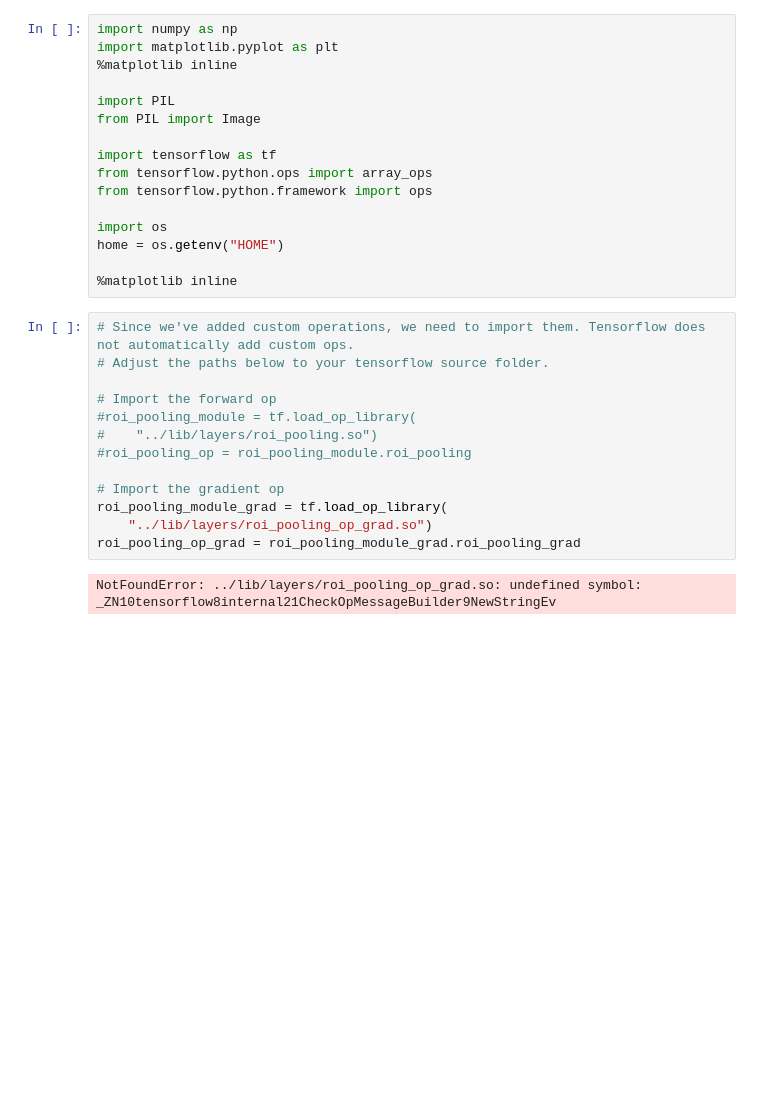
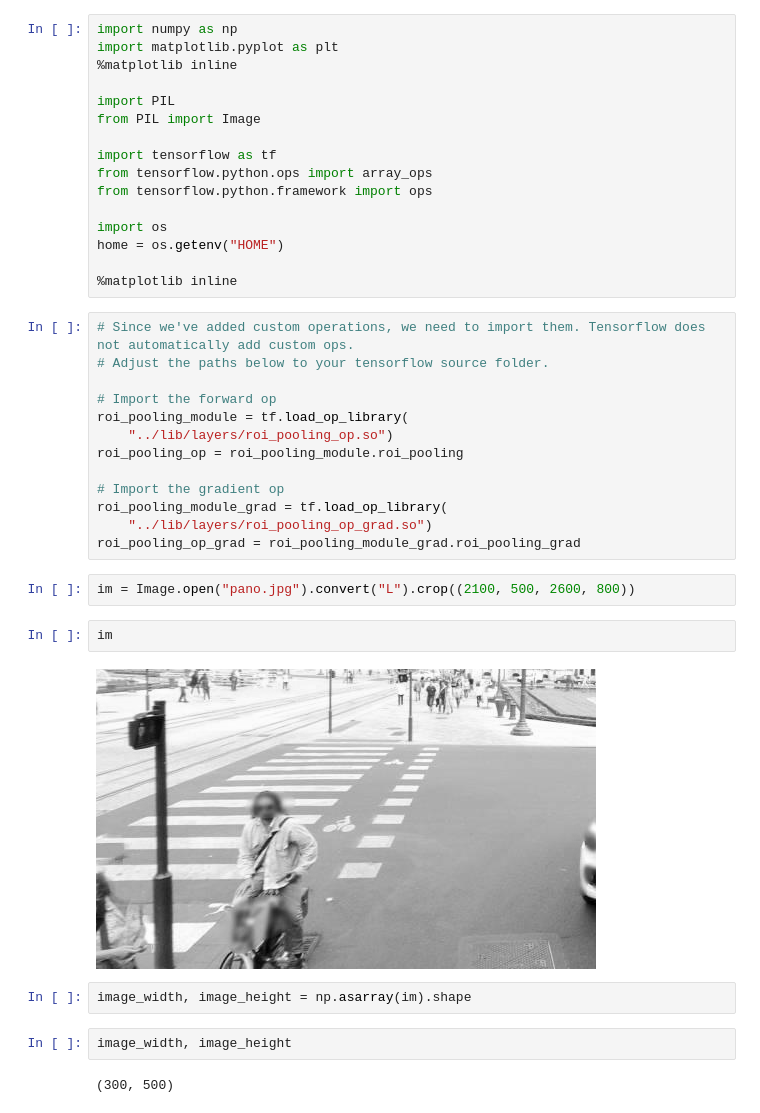
Before and after one commit to SamyMe/tensorflow-fast-rcnn, a Jupyter notebook: notebook/Untitled.ipynb, the cells around one changed output. Drawn from its saved outputs; the diff is of its cells as text; blank space fills up the shorter version.

```diff
--- a/notebook/Untitled.ipynb
+++ b/notebook/Untitled.ipynb
@@ -19,13 +19,23 @@ home = os.getenv("HOME")
 # Adjust the paths below to your tensorflow source folder.
 
 # Import the forward op
-#roi_pooling_module = tf.load_op_library(
-#    "../lib/layers/roi_pooling.so")
-#roi_pooling_op = roi_pooling_module.roi_pooling
+roi_pooling_module = tf.load_op_library(
+    "../lib/layers/roi_pooling_op.so")
+roi_pooling_op = roi_pooling_module.roi_pooling
 
 # Import the gradient op
 roi_pooling_module_grad = tf.load_op_library(
     "../lib/layers/roi_pooling_op_grad.so")
 roi_pooling_op_grad = roi_pooling_module_grad.roi_pooling_grad
-# %% [output]
-NotFoundError: ../lib/layers/roi_pooling_op_grad.so: undefined symbol: _ZN10tensorflow8internal21CheckOpMessageBuilder9NewStringEv
+# %%
+im = Image.open("pano.jpg").convert("L").crop((2100, 500, 2600, 800))
+# %%
+im
+# %% [output]
+[figure, added]
+# %%
+image_width, image_height = np.asarray(im).shape
+# %%
+image_width, image_height
+# %% [output]
+(300, 500)
```
Also changed, not shown: parts of 9 cells of this notebook, 2 other files.
